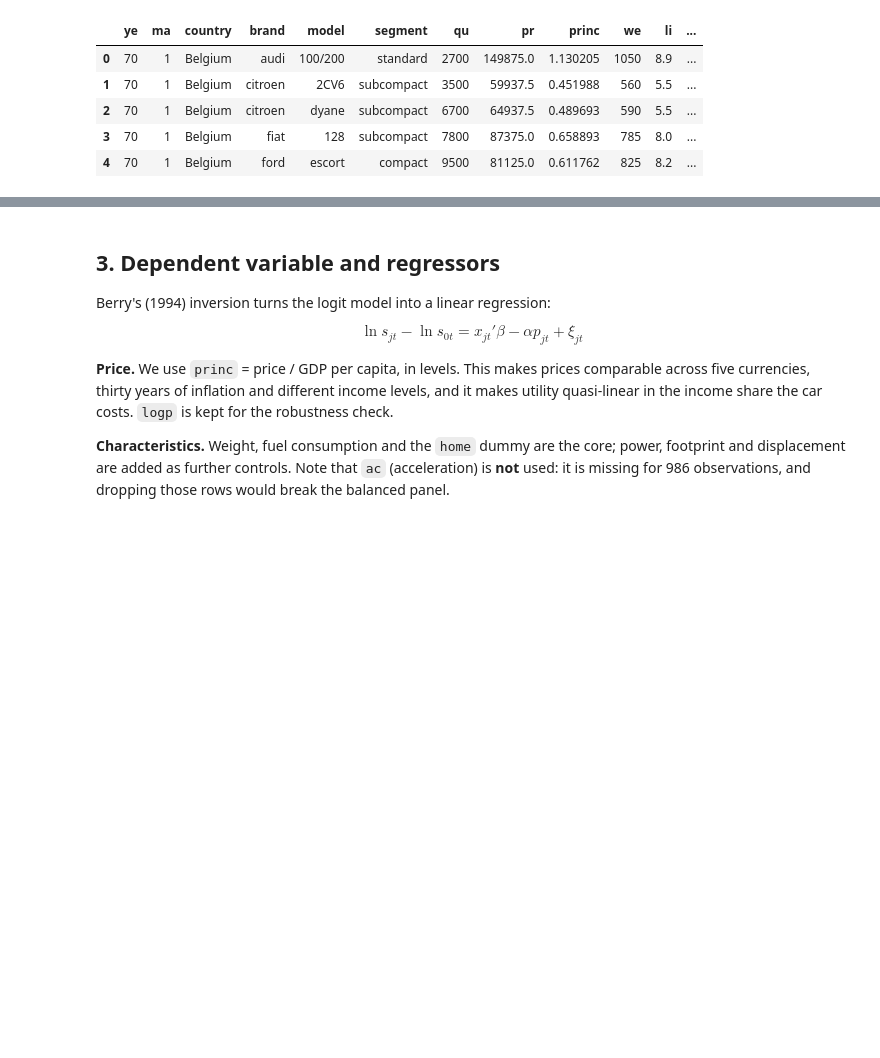
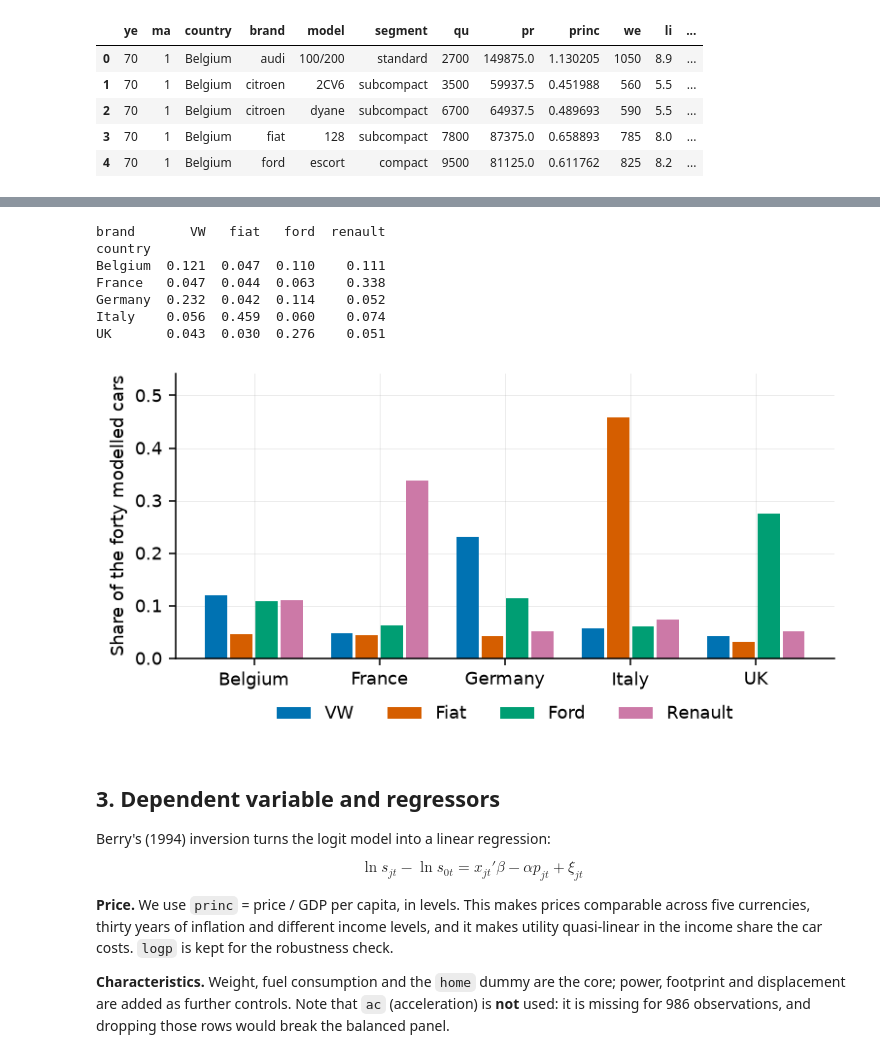
Before and after one commit to Katrinestyczen/IO-project-1, a Jupyter notebook: 01_simple_logit.ipynb, the cells around one changed output, grey strips where cells are left out. Cells and saved outputs as stored; diff of their text form; code cells hidden in the pictures; blank space fills up the shorter version.

```diff
--- a/01_simple_logit.ipynb
+++ b/01_simple_logit.ipynb
@@ -92,3 +113,44 @@ cars.groupby("country")["s"].describe()[["mean", "min", "max"]].round(4)
+# %%
+import matplotlib.pyplot as plt
+
+# share of the forty modelled cars (no outside good: this is descriptive)
+cars["qu_tot"] = cars.groupby("mkt")["qu"].transform("sum")
+cars["s_in"] = cars["qu"] / cars["qu_tot"]
+
+BRANDS = ["VW", "fiat", "ford", "renault"]
+LABELS = {"VW": "VW", "fiat": "Fiat", "ford": "Ford", "renault": "Renault"}
+ORDER  = ["Belgium", "France", "Germany", "Italy", "UK"]
+COLOUR = {"VW": "#0072B2", "fiat": "#D55E00", "ford": "#009E73", "renault": "#CC79A7"}
+
+tab = (cars[cars["brand"].isin(BRANDS)]
+       .groupby(["country", "brand"])["s_in"].sum()
+       / cars.groupby("country")["s_in"].sum()).unstack().loc[ORDER, BRANDS]
+
+plt.rcParams.update({"figure.dpi": 140, "savefig.dpi": 300, "font.size": 9,
+                     "axes.spines.top": False, "axes.spines.right": False,
+                     "axes.grid": True, "grid.alpha": .25, "grid.linewidth": .5,
+                     "axes.axisbelow": True, "legend.frameon": False})
+
+fig, ax = plt.subplots(figsize=(5.6, 2.9))
+w, xs = 0.2, np.arange(len(tab))
+for k, b in enumerate(BRANDS):
+    ax.bar(xs + (k - 1.5) * w, tab[b], w * .88, label=LABELS[b], color=COLOUR[b])
+ax.set_xticks(xs); ax.set_xticklabels(tab.index)
+ax.set_ylabel("Share of the forty modelled cars")
+ax.set_ylim(0, tab.values.max() * 1.18)
+ax.legend(ncol=4, loc="upper center", bbox_to_anchor=(0.5, -0.11))
+fig.tight_layout(); fig.savefig("fig1_home_bias.pdf")
+
+print(tab.round(3).to_string())
+# %% [output]
+brand       VW   fiat   ford  renault
+country
+Belgium  0.121  0.047  0.110    0.111
+France   0.047  0.044  0.063    0.338
+Germany  0.232  0.042  0.114    0.052
+Italy    0.056  0.459  0.060    0.074
+UK       0.043  0.030  0.276    0.051
+[figure, added]
 # %% [markdown]
 ## 3. Dependent variable and regressors
 
```
Also changed, not shown: parts of 4 cells of this notebook.
